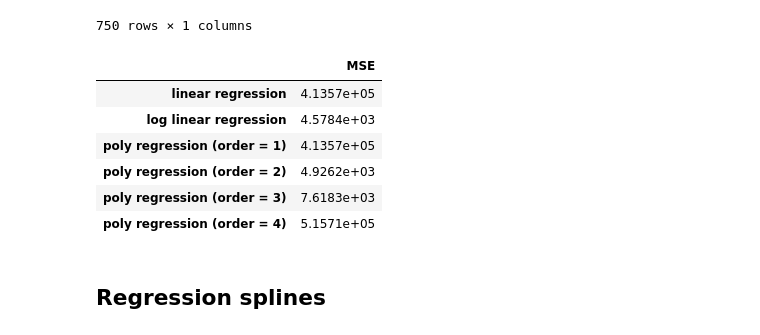
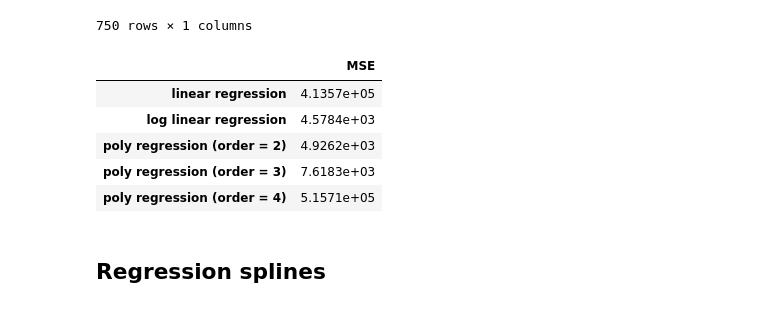
Before and after one commit to caporali/statistical_machine_learning_project, a Jupyter notebook: project_sml.ipynb, the cells around one changed output. Cells and saved outputs as stored; diff of their text form; code cells hidden in the pictures.

```diff
--- a/project_sml.ipynb
+++ b/project_sml.ipynb
@@ -681,9 +705,12 @@ display(merged_df)
 # %%
+# scatterplots
 fig, ax = plt.subplots(ncols = 3, nrows = 3, figsize = (16, 12))
 index = 0
 ax = ax.flatten()
 for col_name in merged_df.columns.difference(["sales_amount"]):
 	current_plot = sns.scatterplot(y = merged_df["sales_amount"], x = merged_df[col_name], ax = ax[index])
+	ax[index].set_title(col_name + " vs. sales_amount", weight = "bold", y = 1.01).set_fontsize("10")
 	index = index + 1
+fig.suptitle("Scatterplots", weight = "bold",  y = 1).set_fontsize("12")
 plt.tight_layout()
 # %% [output]
@@ -1588,39 +1685,38 @@ display(X_scaled, y)
 750 rows × 1 columns
 # %%
 # polynomial degree d
-for d in range(1, 5):
+for d in range(2, 5):
 	model_name = "poly regression (order = " + str(d) + ")"
 
 	# store mse
 	mse_folds = 0
 
 	# run k-fold cv
 	for train_idx, validation_idx in kf.split(X_scaled):
 		X_train, X_validation = X_scaled.iloc[train_idx], X_scaled.iloc[validation_idx]
 		y_train, y_validation = y.iloc[train_idx], y.iloc[validation_idx]
 
 		# fit
 		poly = PolynomialFeatures(d)
 		X_train_poly = poly.fit_transform(X_train)
 		X_validation_poly = poly.fit_transform(X_validation)
 		model = LinearRegression()
 		model.fit(X_train_poly, y_train)
 
 		# predict
 		y_pred = model.predict(X_validation_poly)
 		mse_folds = mse_folds + ((y_validation - y_pred) ** 2).mean().iloc[0]
 
 	# cross-validation MSE
 	estimated_test_error = mse_folds / number_folds
 	cv_mse = pd.concat([cv_mse, pd.DataFrame([{"MSE": estimated_test_error}])])
 	cv_mse = cv_mse.rename(index = {0: model_name})
 
 cv_mse
 # %% [output]
 |  | MSE |
 | linear regression | 4.1357e+05 |
 | log linear regression | 4.5784e+03 |
-| poly regression (order = 1) | 4.1357e+05 |
 | poly regression (order = 2) | 4.9262e+03 |
 | poly regression (order = 3) | 7.6183e+03 |
 | poly regression (order = 4) | 5.1571e+05 |
```
Also changed, not shown: parts of 49 cells of this notebook, 1 other file.
